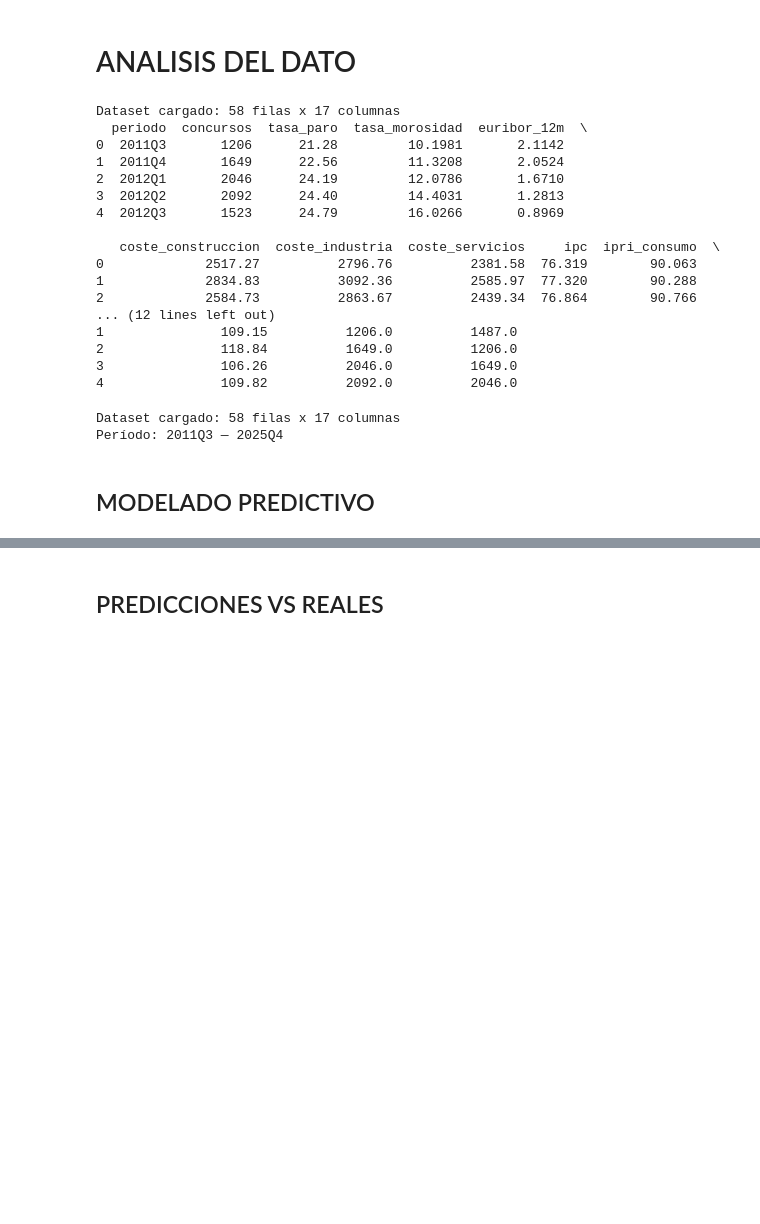
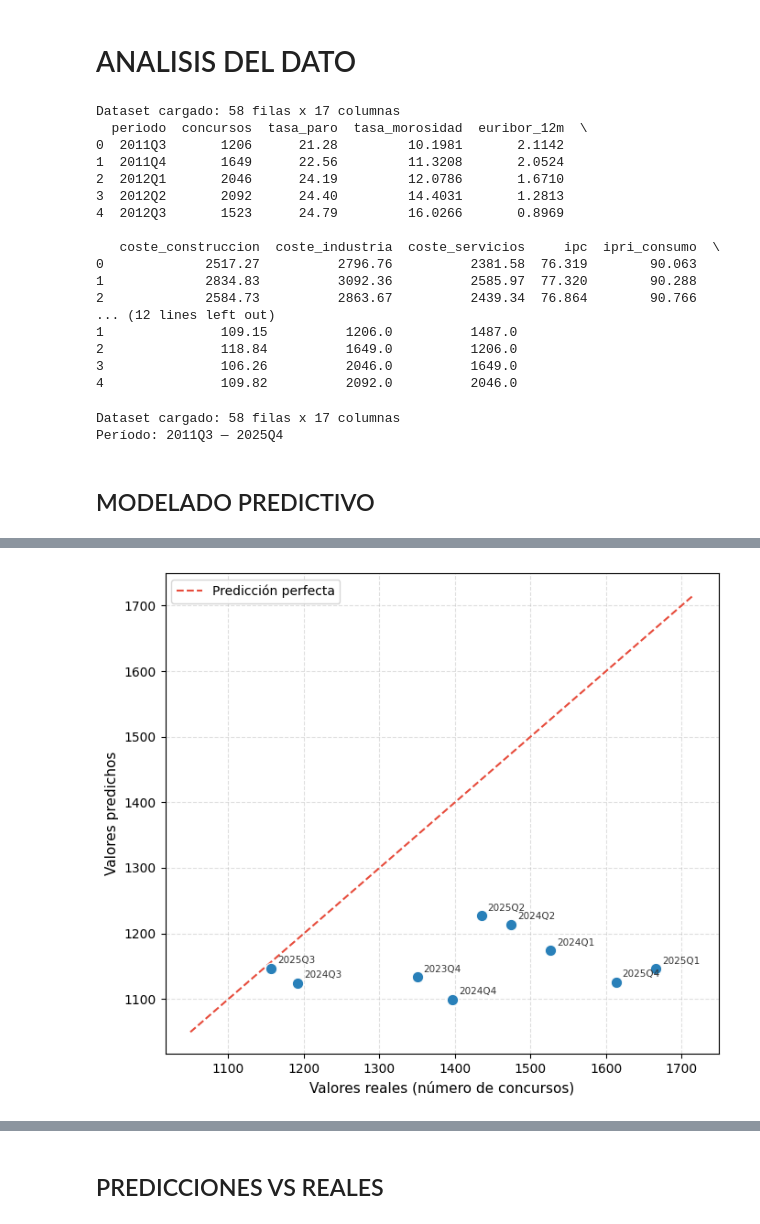
Before and after one commit to nataliaarranz/TFG, a Jupyter notebook: notebook/02_analisis_dato.ipynb, the cells around one changed output, grey strips where cells are left out. Cells and saved outputs as stored; diff of their text form; code cells hidden in the pictures; blank space fills up the shorter version.

```diff
--- a/notebook/02_analisis_dato.ipynb
+++ b/notebook/02_analisis_dato.ipynb
@@ -147,0 +198,81 @@ XGBoost entrenado — mejores parámetros: {'colsample_bytree': 1.0, 'learning_r
+# %%
+
+# Modelo de ensamble basado en árboles de decisión con bagging.
+# El GridSearchCV busca la combinación óptima de hiperparámetros
+# usando validación cruzada temporal para evitar sobreajuste.
+param_grid_rf = {
+    'n_estimators':      [100, 200, 300],   # número de árboles
+    'max_depth':         [3, 5, 7],          # profundidad máxima de cada árbol
+    'min_samples_split': [5, 10],            # mínimo de muestras para dividir un nodo
+    'min_samples_leaf':  [2, 4]              # mínimo de muestras en una hoja
+}
+grid_rf = GridSearchCV(RandomForestRegressor(random_state=42), param_grid_rf,
+                       cv=tscv, scoring='neg_mean_squared_error', n_jobs=-1)
+grid_rf.fit(X_train, y_train)
+modelo_rf = grid_rf.best_estimator_
+pred_rf   = modelo_rf.predict(X_test)
+print(f" Random Forest entrenado — mejores parámetros: {grid_rf.best_params_}")
+
+# ANÁLISIS DETALLADO
+
+# 1. SCATTER: VALORES REALES VS PREDICHOS
+fig, ax = plt.subplots(figsize=(7, 6))
+ax.scatter(y_test, pred_rf, color='#2980b9', edgecolors='white',
+           linewidth=0.8, s=80, zorder=3)
+
+lim_min = min(y_test.min(), pred_rf.min()) - 50
+lim_max = max(y_test.max(), pred_rf.max()) + 50
+ax.plot([lim_min, lim_max], [lim_min, lim_max],
+        color='#e74c3c', linewidth=1.5, linestyle='--', label='Predicción perfecta')
+
+for real, pred, periodo in zip(y_test, pred_rf, periodos_test):
+    ax.annotate(periodo, (real, pred), textcoords='offset points',
+                xytext=(5, 4), fontsize=7.5, color='#333333')
+
+ax.set_xlabel('Valores reales (número de concursos)', fontsize=11)
+ax.set_ylabel('Valores predichos', fontsize=11)
+
+ax.legend()
+ax.grid(linestyle='--', alpha=0.4)
+plt.tight_layout()
+plt.savefig('../data/graphics/fig_rf_scatter.png', dpi=150, bbox_inches='tight')
+plt.show()
+
+
+
+# 2. RESIDUOS POR TRIMESTRE
+residuos_rf = y_test.values - pred_rf
+
+fig, ax = plt.subplots(figsize=(12, 4))
+colores_res = ['#e74c3c' if r < 0 else '#2980b9' for r in residuos_rf]
+ax.bar(periodos_test, residuos_rf, color=colores_res, edgecolor='white', width=0.6)
+ax.axhline(y=0, color='black', linewidth=0.9, linestyle='-')
+
+ax.set_xlabel('Trimestre')
+ax.set_ylabel('Residuo (real − predicho)')
+ax.set_xticks(periodos_test)
+ax.set_xticklabels(periodos_test, rotation=45, ha='right')
+ax.grid(axis='y', linestyle='--', alpha=0.4)
+
+pos_r = mpatches.Patch(color='#2980b9', label='Subestimación (modelo predice menos de lo real)')
+neg_r = mpatches.Patch(color='#e74c3c', label='Sobreestimación (modelo predice más de lo real)')
+ax.legend(handles=[pos_r, neg_r])
+
+plt.tight_layout()
+plt.savefig('../data/graphics/fig_rf_residuos.png', dpi=150, bbox_inches='tight')
+plt.show()
+
+
+# 3. Importancia de variables
+importancias_rf = pd.Series(modelo_rf.feature_importances_,
+                             index=features).sort_values(ascending=True)
+
+fig, ax = plt.subplots(figsize=(9, 6))
+importancias_rf.plot(kind='barh', ax=ax, color='#2980b9', edgecolor='white')
+
+ax.set_xlabel('Importancia relativa')
+ax.grid(axis='x', linestyle='--', alpha=0.5)
+plt.tight_layout()
+plt.savefig('../data/graphics/fig_rf_importancia.png', dpi=150, bbox_inches='tight')
+plt.show()
+# %% [output]
@@ -147,0 +280 @@ XGBoost entrenado — mejores parámetros: {'colsample_bytree': 1.0, 'learning_r
+[figure, added]
```
Also changed, not shown: parts of 14 cells of this notebook, 17 other files.
